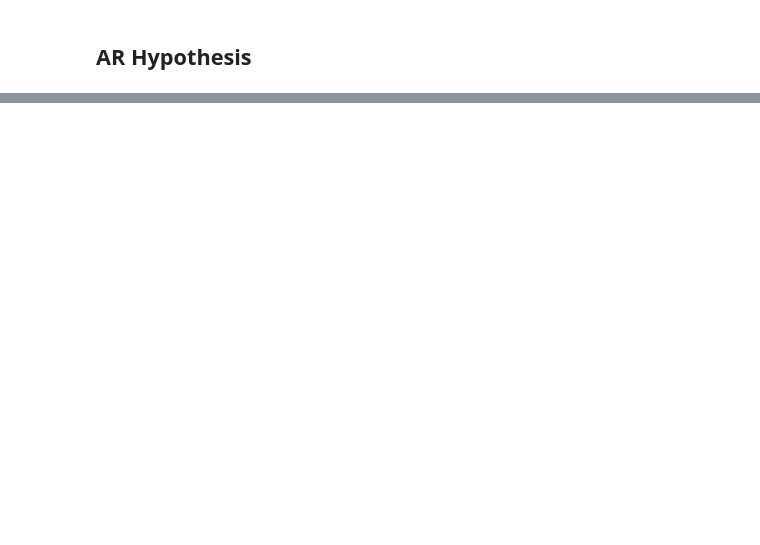
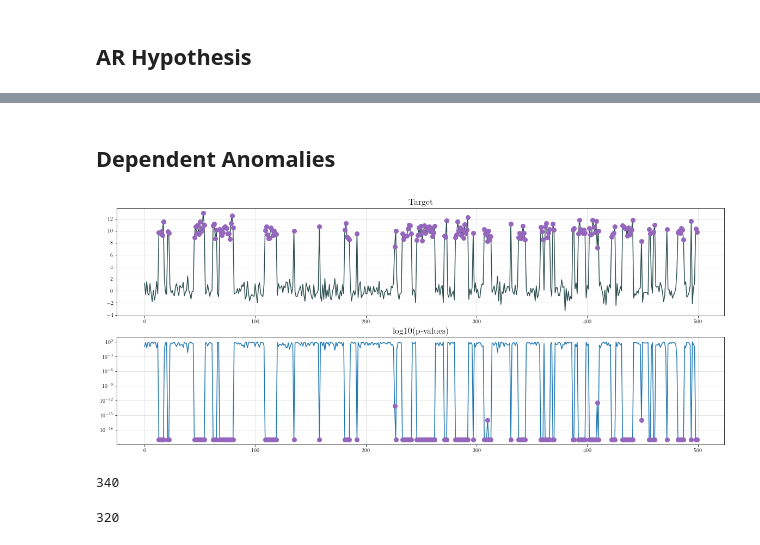
Before and after one commit to qrebjock/fdrc_anomaly_detection_cde, a Jupyter notebook: notebooks/interactive_data_gen.ipynb, the cells around one changed output, grey strips where cells are left out. Saved outputs shown, nothing was run; the diff lists cells and outputs as text; code cells hidden in the pictures; blank space fills up the shorter version.

```diff
--- a/notebooks/interactive_data_gen.ipynb
+++ b/notebooks/interactive_data_gen.ipynb
@@ -136,0 +137,21 @@ plot_dataset(dataset)
+# %% [markdown]
+## Dependent Anomalies
+# %%
+dataset = make_gaussian_hypotheses(
+    size=500,
+    signal_strength=10,
+    data_noise=1.0,
+    anomaly_ratio=0.1,
+    dependency=0.8
+)
+plot_dataset(dataset)
+# %% [output]
+[figure, added]
+# %%
+30 * 8 + 15 * 4 + 10 * 4
+# %% [output]
+340
+# %%
+20 * 16
+# %% [output]
+320
```
Also changed, not shown: parts of 7 cells of this notebook, 25 other files.
